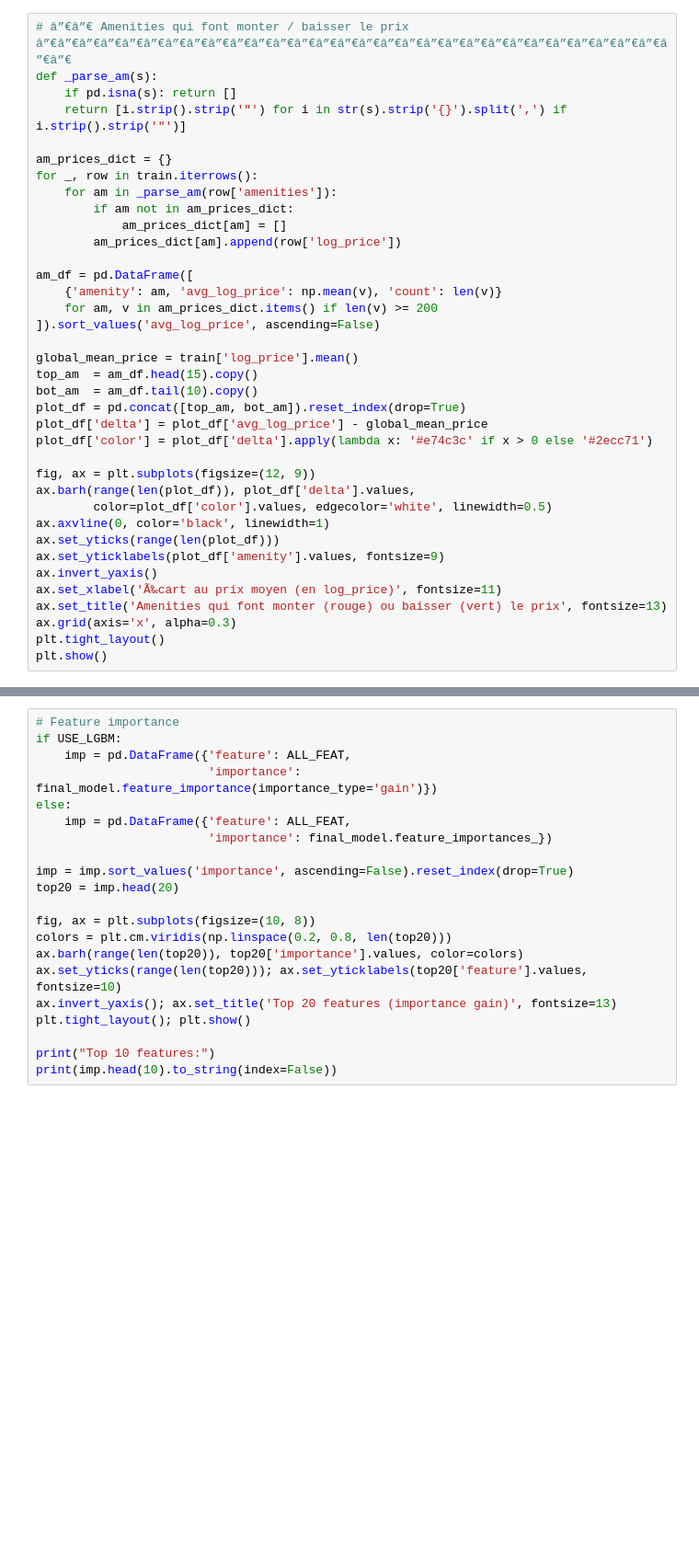
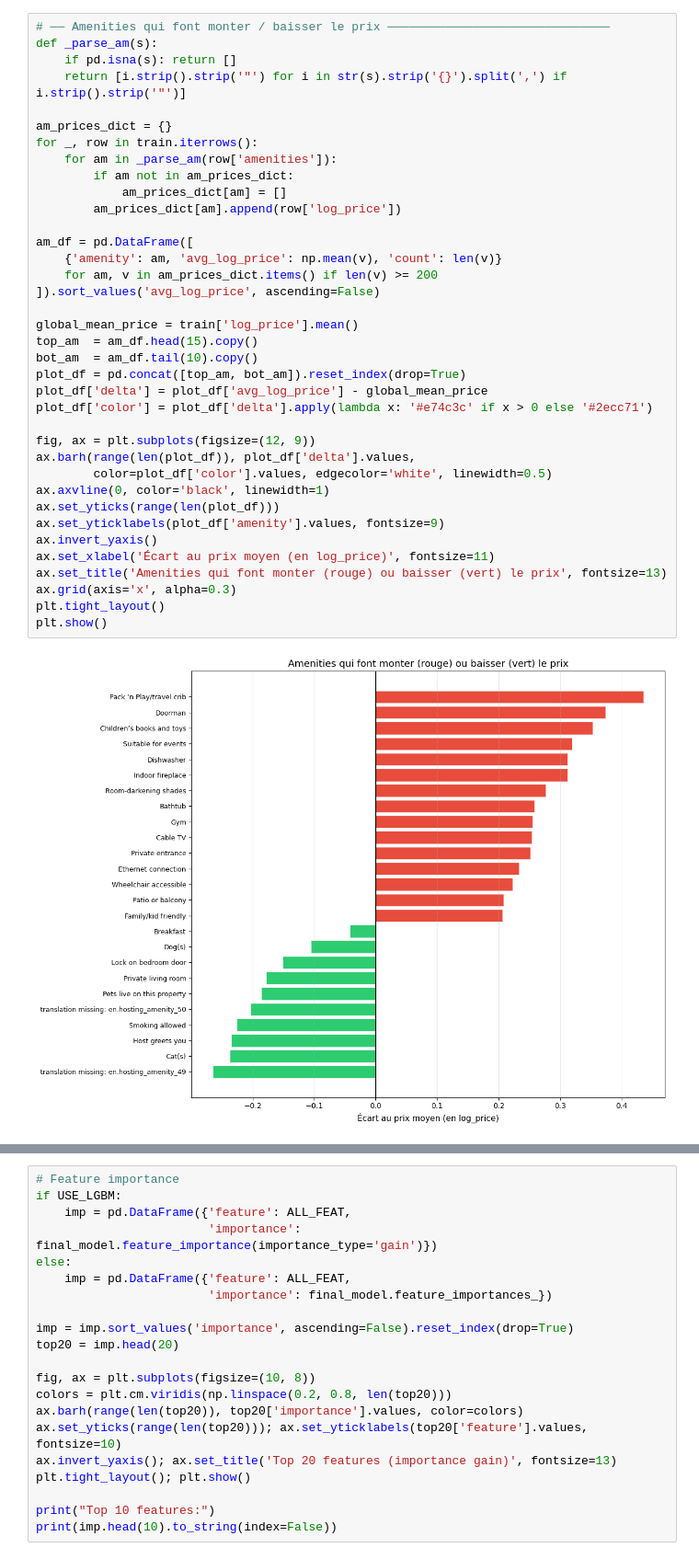
Before and after one commit to DZ-Ramzy/Airbnb_project, a Jupyter notebook: airbnb_prediction.ipynb, the cells around one changed output, grey strips where cells are left out. Shown at 92% size. Cells and saved outputs as stored; diff of their text form; blank space fills up the shorter version.

```diff
--- a/airbnb_prediction.ipynb
+++ b/airbnb_prediction.ipynb
@@ -213,5 +263,5 @@ plt.show()
 # %%
-# â”€â”€ Amenities qui font monter / baisser le prix â”€â”€â”€â”€â”€â”€â”€â”€â”€â”€â”€â”€â”€â”€â”€â”€â”€â”€â”€â”€â”€â”€â”€â”€â”€â”€â”€â”€â”€â”€â”€
+# ── Amenities qui font monter / baisser le prix ───────────────────────────────
 def _parse_am(s):
     if pd.isna(s): return []
     return [i.strip().strip('"') for i in str(s).strip('{}').split(',') if i.strip().strip('"')]
@@ -219,32 +269,34 @@ def _parse_am(s):
 am_prices_dict = {}
 for _, row in train.iterrows():
     for am in _parse_am(row['amenities']):
         if am not in am_prices_dict:
             am_prices_dict[am] = []
         am_prices_dict[am].append(row['log_price'])
 
 am_df = pd.DataFrame([
     {'amenity': am, 'avg_log_price': np.mean(v), 'count': len(v)}
     for am, v in am_prices_dict.items() if len(v) >= 200
 ]).sort_values('avg_log_price', ascending=False)
 
 global_mean_price = train['log_price'].mean()
 top_am  = am_df.head(15).copy()
 bot_am  = am_df.tail(10).copy()
 plot_df = pd.concat([top_am, bot_am]).reset_index(drop=True)
 plot_df['delta'] = plot_df['avg_log_price'] - global_mean_price
 plot_df['color'] = plot_df['delta'].apply(lambda x: '#e74c3c' if x > 0 else '#2ecc71')
 
 fig, ax = plt.subplots(figsize=(12, 9))
 ax.barh(range(len(plot_df)), plot_df['delta'].values,
         color=plot_df['color'].values, edgecolor='white', linewidth=0.5)
 ax.axvline(0, color='black', linewidth=1)
 ax.set_yticks(range(len(plot_df)))
 ax.set_yticklabels(plot_df['amenity'].values, fontsize=9)
 ax.invert_yaxis()
-ax.set_xlabel('Ã‰cart au prix moyen (en log_price)', fontsize=11)
+ax.set_xlabel('Écart au prix moyen (en log_price)', fontsize=11)
 ax.set_title('Amenities qui font monter (rouge) ou baisser (vert) le prix', fontsize=13)
 ax.grid(axis='x', alpha=0.3)
 plt.tight_layout()
 plt.show()
+# %% [output]
+[figure, added]
 # %%
```
Also changed, not shown: parts of 58 cells of this notebook.
